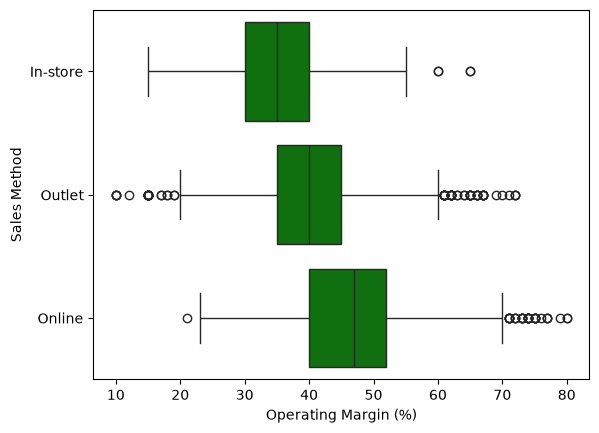
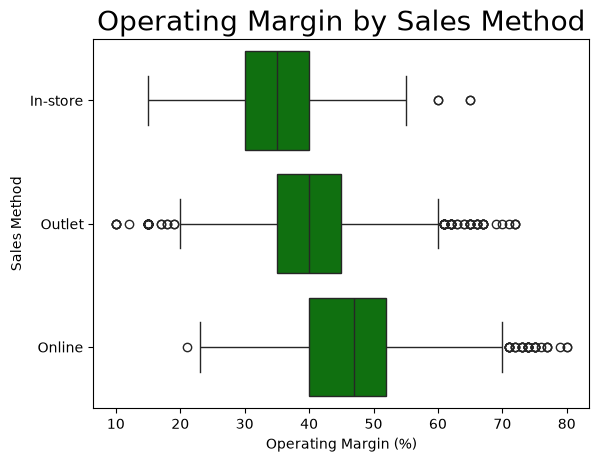
The change to this notebook cell's code, shown as a diff; its figure went from the first image to the second:
--- before
+++ after
@@ -2,2 +2,4 @@
 
 sns.boxplot(data=df, x='Operating Margin (%)', y='Sales Method', color='green')
+
+plt.title('Operating Margin by Sales Method', fontsize = 20)

Commit: Add chart images